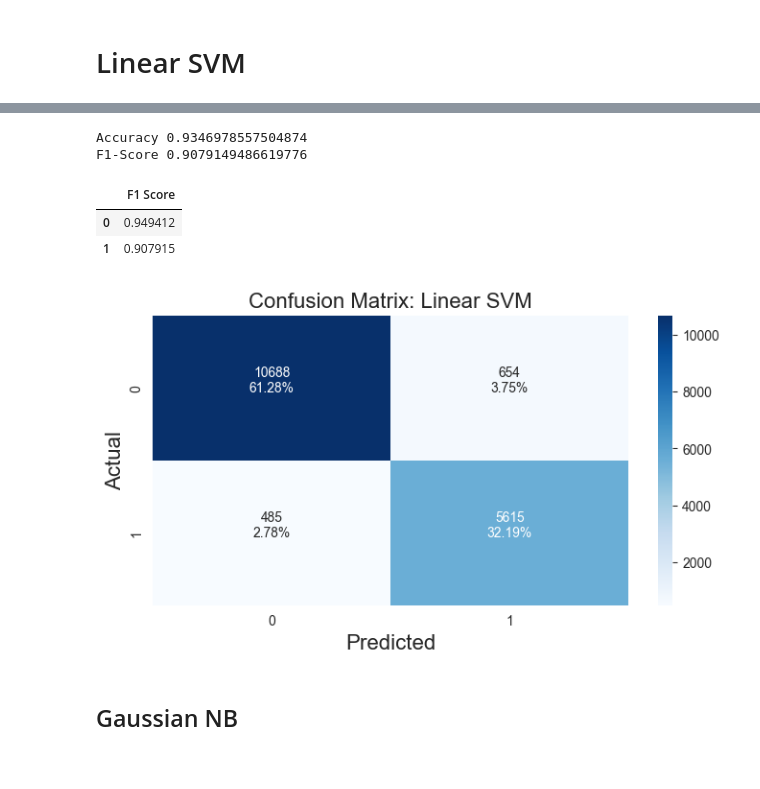
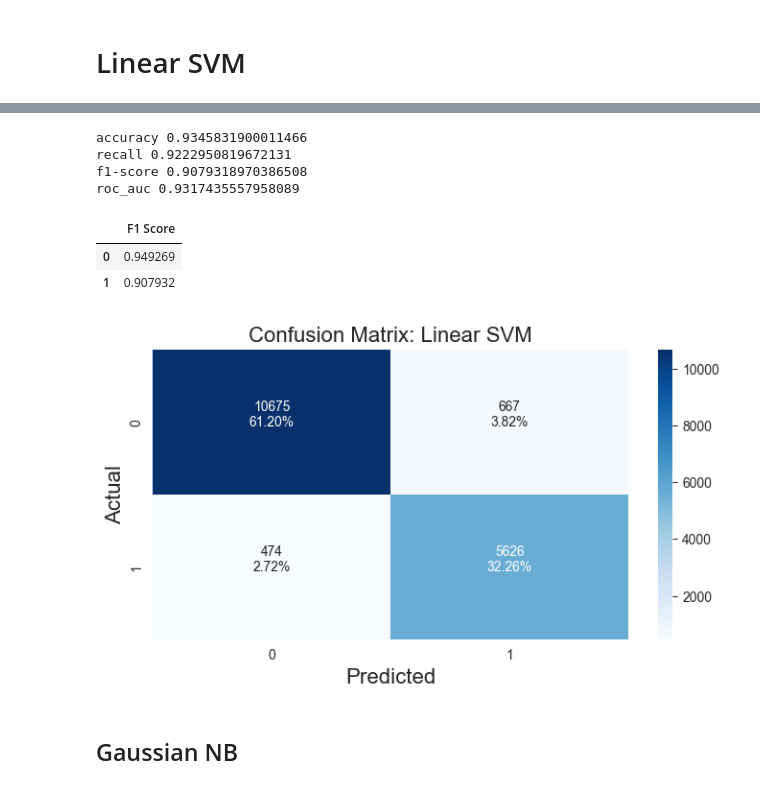
Before and after one commit to leoAshu/phishing-url-detection, a Jupyter notebook: notebooks/approach_2.ipynb, the cells around one changed output, grey strips where cells are left out. Drawn from its saved outputs; the diff is of its cells as text; code cells hidden in the pictures.

Commit message:
plots and compares model performances

```diff
--- a/notebooks/approach_2.ipynb
+++ b/notebooks/approach_2.ipynb
@@ -443,6 +444,15 @@ def plot_confusion_matrix(cf_matrix, title, xlabel='Predicted', ylabel='Actual',
 
     ## Display the visualization of the Confusion Matrix.
     plt.show()
+# %%
+# define data structures to store model performance evaluation results
+results = {
+    'metrics': ['accuracy','recall', 'f1-score', 'roc_auc'],
+    'Logistic Regression': [],
+    'SVM': [],
+    'Naive Bayes': [],
+    'XGBoost': []
+}
 # %% [markdown]
 ## Logistic Regression
 # %%
@@ -480,10 +490,24 @@ testing completed: 0.00 seconds
 # %%
 # results: logistic regression
 # accuracy
-print('Accuracy', accuracy_score(y_valid, y_pred))
+acc = accuracy_score(y_valid, y_pred)
+results['Logistic Regression'].append(acc)
+print('accuracy', acc)
+
+# recall
+recall = recall_score(y_valid, y_pred)
+results['Logistic Regression'].append(recall)
+print('recall', recall)
 
 # f1 score
-print('F1-Score', f1_score(y_valid, y_pred))
+f1 = f1_score(y_valid, y_pred)
+results['Logistic Regression'].append(f1)
+print('f1-score', f1)
+
+# roc_auc
+roc = roc_auc_score(y_valid, y_pred)
+results['Logistic Regression'].append(roc)
+print('roc_auc', roc)
 
 # class label-wise f1 score
 # 0 - Not Phishing
@@ -539,28 +565,44 @@ testing completed: 0.00 seconds
 # %%
 # results: linear svm
 # accuracy
-print('Accuracy', accuracy_score(y_valid, y_pred))
+acc = accuracy_score(y_valid, y_pred)
+results['SVM'].append(acc)
+print('accuracy', acc)
+
+# recall
+recall = recall_score(y_valid, y_pred)
+results['SVM'].append(recall)
+print('recall', recall)
 
 # f1 score
-print('F1-Score', f1_score(y_valid, y_pred))
+f1 = f1_score(y_valid, y_pred)
+results['SVM'].append(f1)
+print('f1-score', f1)
+
+# roc_auc
+roc = roc_auc_score(y_valid, y_pred)
+results['SVM'].append(roc)
+print('roc_auc', roc)
 
 # class label-wise f1 score
 # 0 - Not Phishing
 # 1 - Phishing
 display(pd.DataFrame(np.asarray(f1_score(y_valid, y_pred, average=None)).T, columns=['F1 Score'], index=['0', '1']))
 
 # confusion matrix
 # plot heatmap
 plot_confusion_matrix(
     confusion_matrix(y_valid.values.ravel(), y_pred),
     'Confusion Matrix: Linear SVM'
 )
 # %% [output]
-Accuracy 0.9346978557504874
-F1-Score 0.9079149486619776
+accuracy 0.9345831900011466
+recall 0.9222950819672131
+f1-score 0.9079318970386508
+roc_auc 0.9317435557958089
 |  | F1 Score |
-| 0 | 0.949412 |
-| 1 | 0.907915 |
+| 0 | 0.949269 |
+| 1 | 0.907932 |
 [figure]
 # %% [markdown]
 ## Gaussian NB
```
Also changed, not shown: parts of 14 cells of this notebook.
